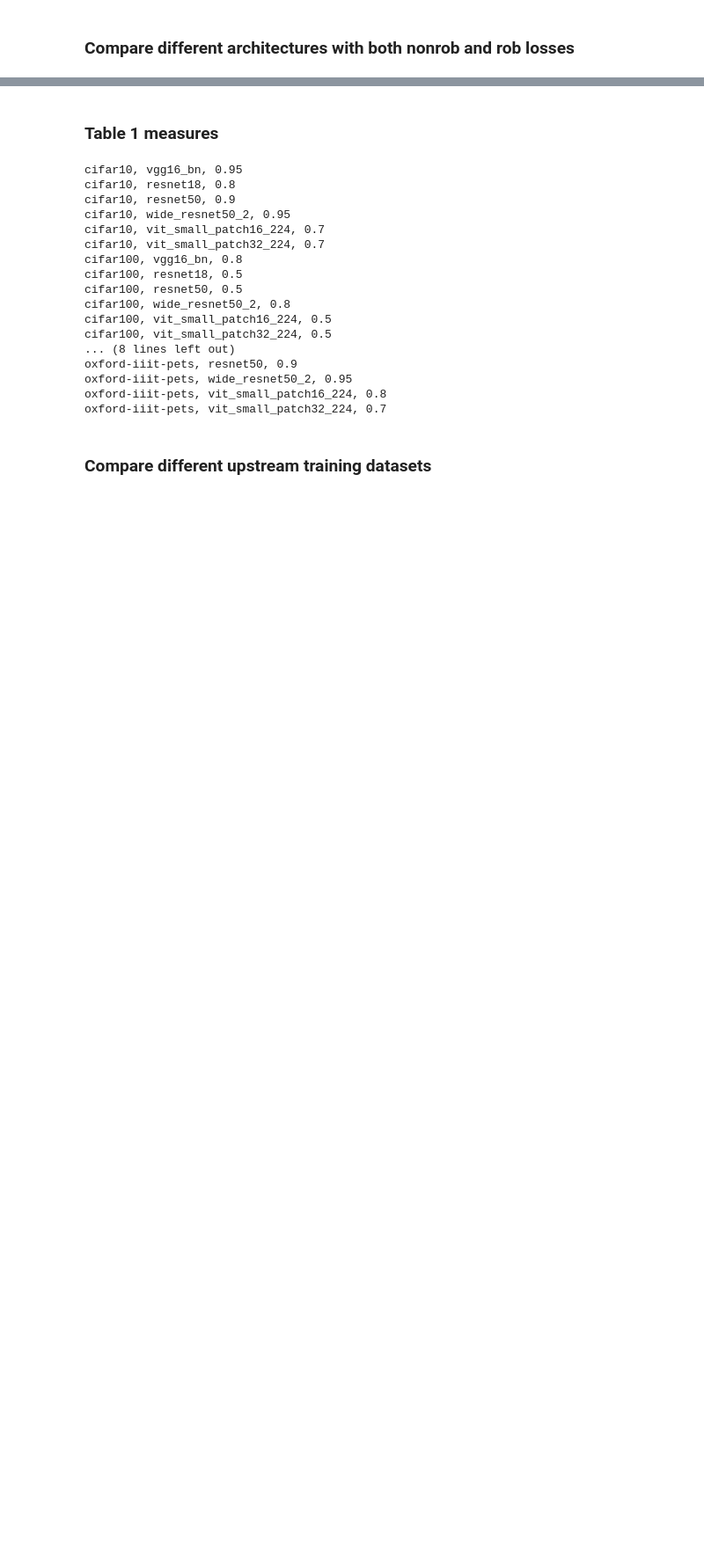
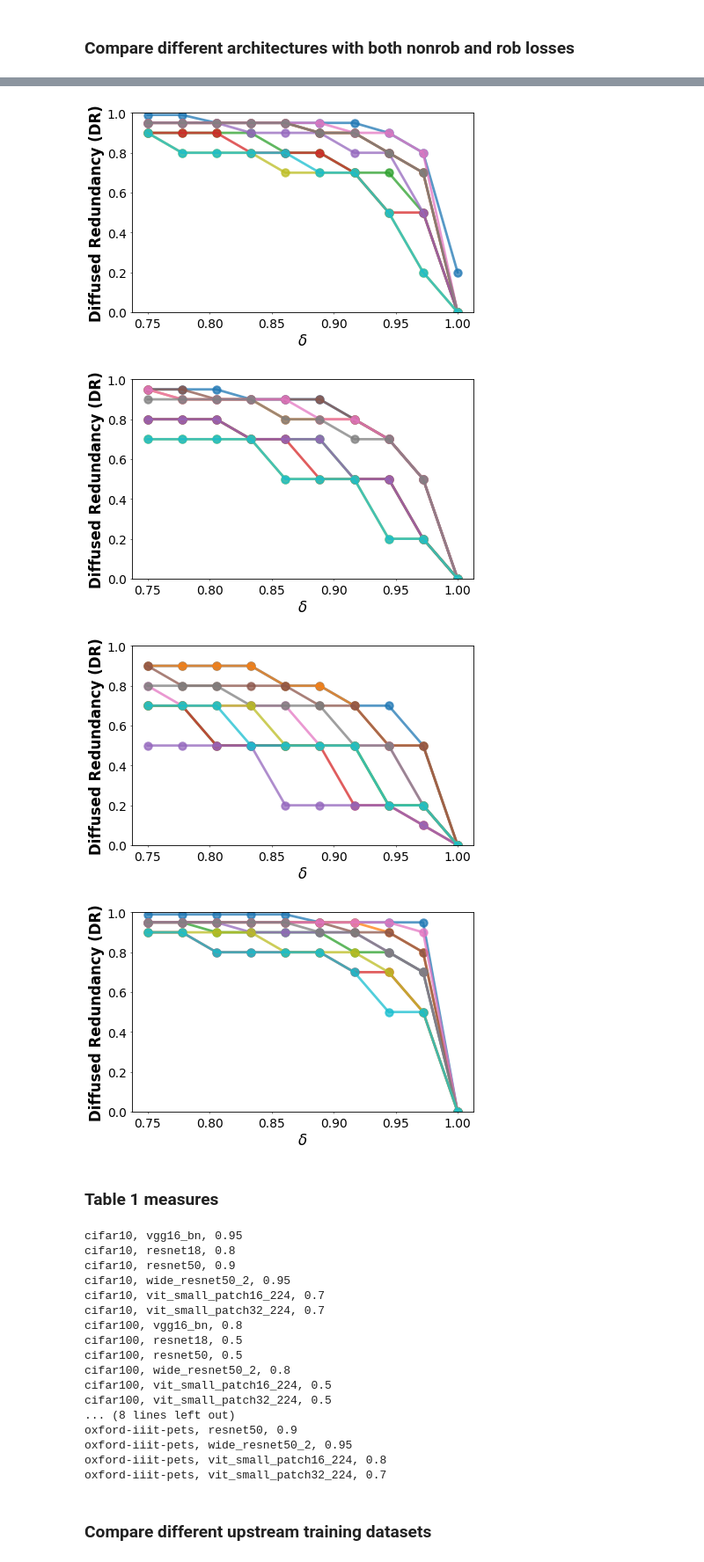
Before and after one commit to nvedant07/invariances_in_reps, a Jupyter notebook: partially_inverted_reps/comparing_architectures_losses_datasets.ipynb, the cells around one changed output, grey strips where cells are left out. Shown at 88% size. Cells and saved outputs as stored; diff of their text form; code cells hidden in the pictures; blank space fills up the shorter version.

Commit message:
Added changes to diffused red

```diff
--- a/partially_inverted_reps/comparing_architectures_losses_datasets.ipynb
+++ b/partially_inverted_reps/comparing_architectures_losses_datasets.ipynb
@@ -345,3 +414,30 @@ Global seed set to 2
+# %%
+deltas = np.linspace(0.75,1.,10)
+for ft_ds in datasetwise_model_to_accs.keys():
+    all_dr_vals, all_model_names = [], []
+    for model in datasetwise_model_to_accs[ft_ds].keys():
+        all_dr_vals.append(
+            [estimate_dr(*list(zip(*datasetwise_model_to_accs[ft_ds][model].items())), d) for d in deltas]
+        )
+        all_model_names.append(f"{model.split('-')[0]}-{model.split('-')[1]}-{model.split('-')[3]}")
+
+    plt_hp.line_plot(
+        all_dr_vals, r'$\delta$', 'Diffused Redundancy (DR)', ft_ds,
+        subfolder=ANALYSIS_TYPE, filename=f'{"-".join(MODELS)}_{ft_ds}_dr',
+        extension='png', x_vals=[deltas] * len(all_dr_vals),
+        legend_vals=all_model_names,
+        vertical_line=None, colors=plt_hp.COLORS,
+        linestyles=['-'] * len(all_model_names),
+        y_lims=(0.,1.), root_dir='.', paper_friendly_plots=True,
+        plot_inside=False, legend_location='best', savefig=True,
+        figsize=(10,6), marker=[True] * len(all_model_names),
+        results_subfolder_name='archs_loss_datasets', grid_spacing=None,
+        y_err=None, legend_ncol=5)
+# %% [output]
+[figure, added]
+[figure, added]
+[figure, added]
+[figure, added]
 # %% [markdown]
 ### Table 1 measures
 # %%
```
Also changed, not shown: parts of 11 cells of this notebook, 56 other files.
